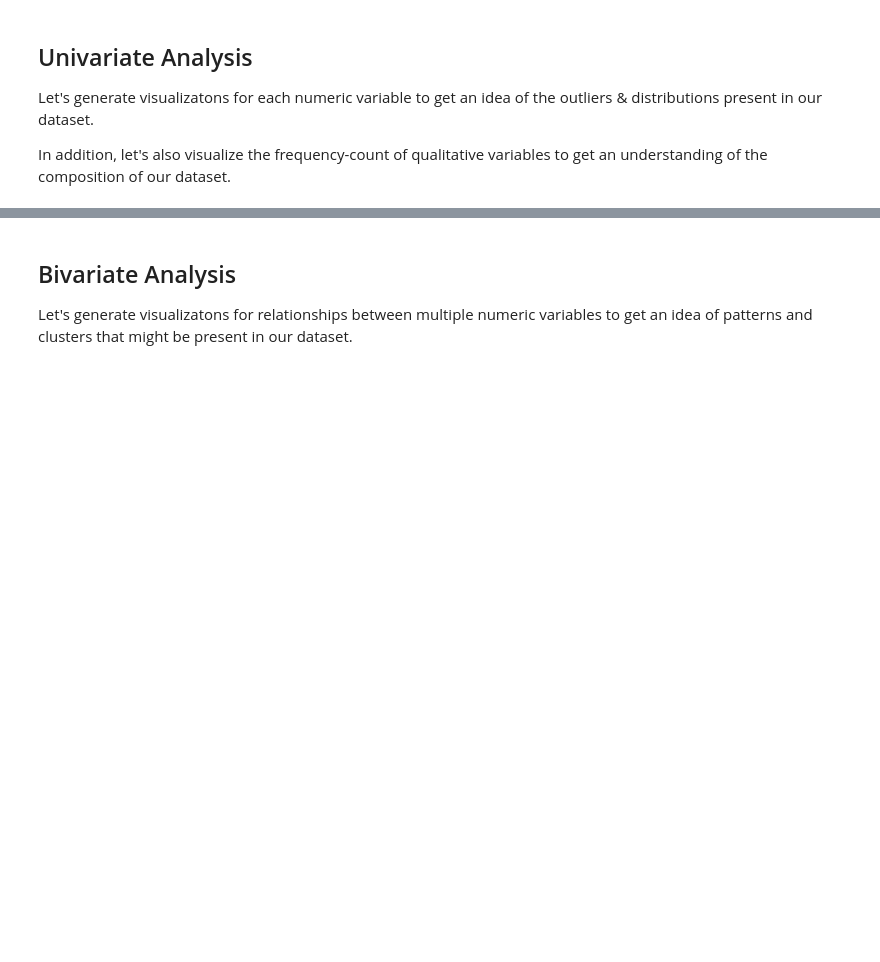
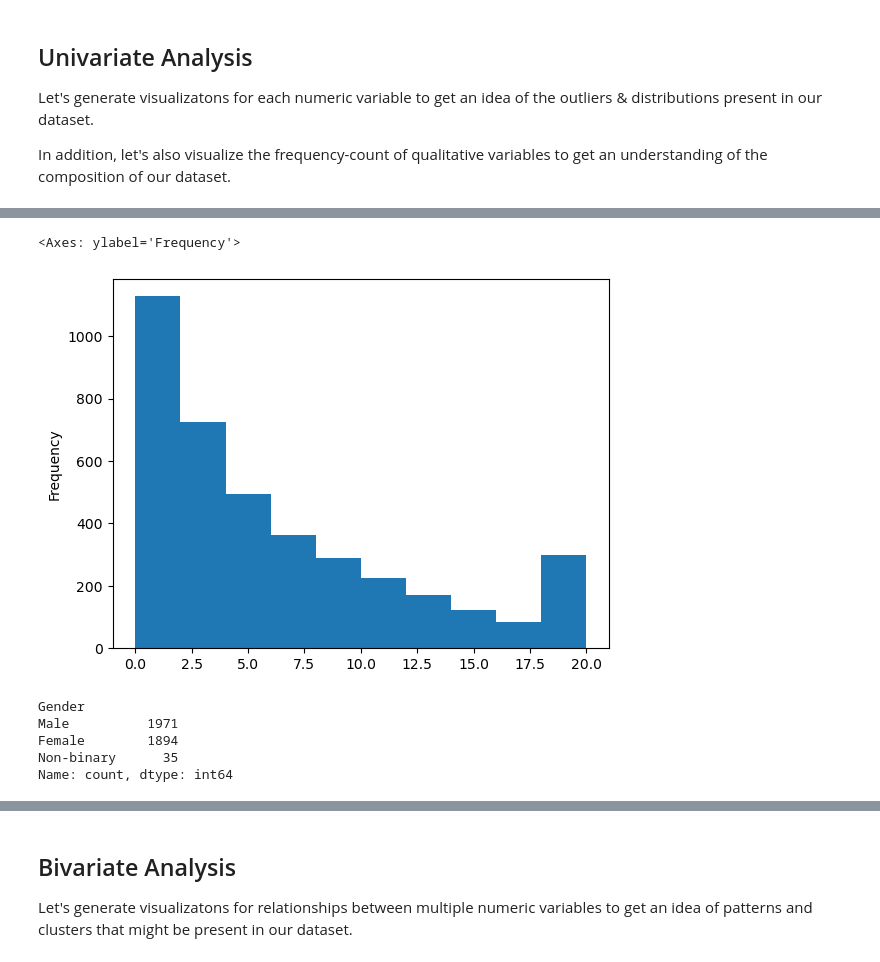
Before and after one commit to deebaby001/Shopping-Behavior, a Jupyter notebook: code/01explore.ipynb, the cells around one changed output, grey strips where cells are left out. Cells and saved outputs as stored; diff of their text form; code cells hidden in the pictures; blank space fills up the shorter version.

```diff
--- a/code/01explore.ipynb
+++ b/code/01explore.ipynb
@@ -128,0 +73,19 @@ plt.show()
+# %%
+# TODO: plot a seaborn histogram for the "Previous Purchases" column
+
+(df["Previous Purchases"]).plot.hist()
+# %% [output]
+<Axes: ylabel='Frequency'>
+[figure, added]
+# %%
+# TODO: count the frequency of unique values in the "Gender" column, save this value into a new dataframe named "gender_counts"
+# Documentation: https://pandas.pydata.org/docs/reference/api/pandas.DataFrame.value_counts.html
+
+gender_counts = df.value_counts("Gender")
+gender_counts
+# %% [output]
+Gender
+Male          1971
+Female        1894
+Non-binary      35
+Name: count, dtype: int64
```
Also changed, not shown: parts of 44 cells of this notebook.
